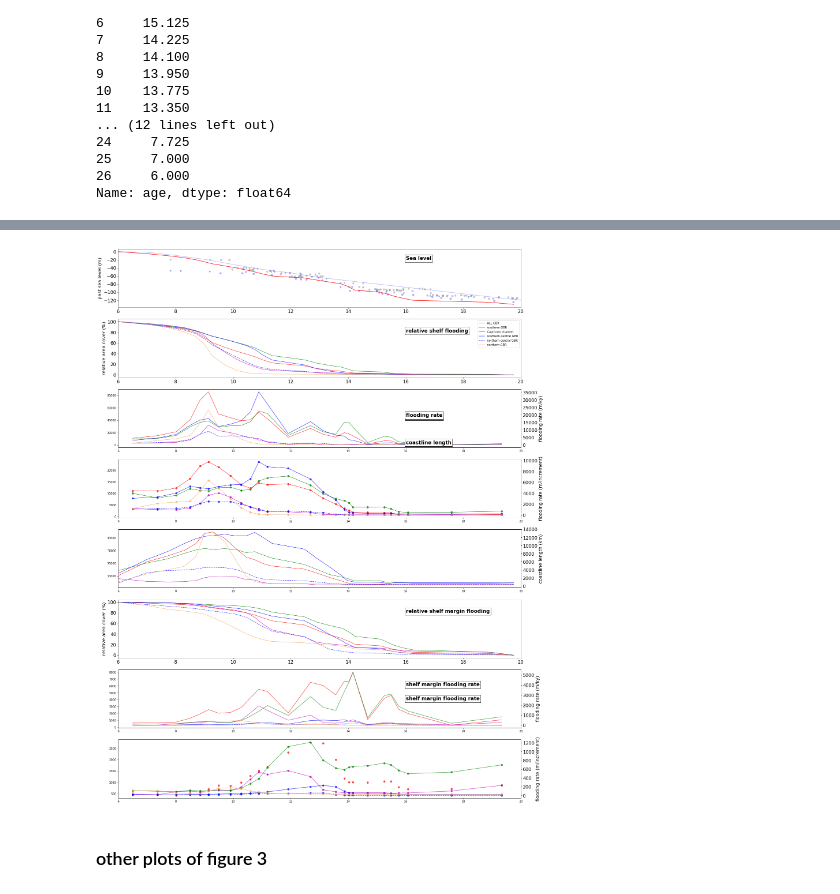
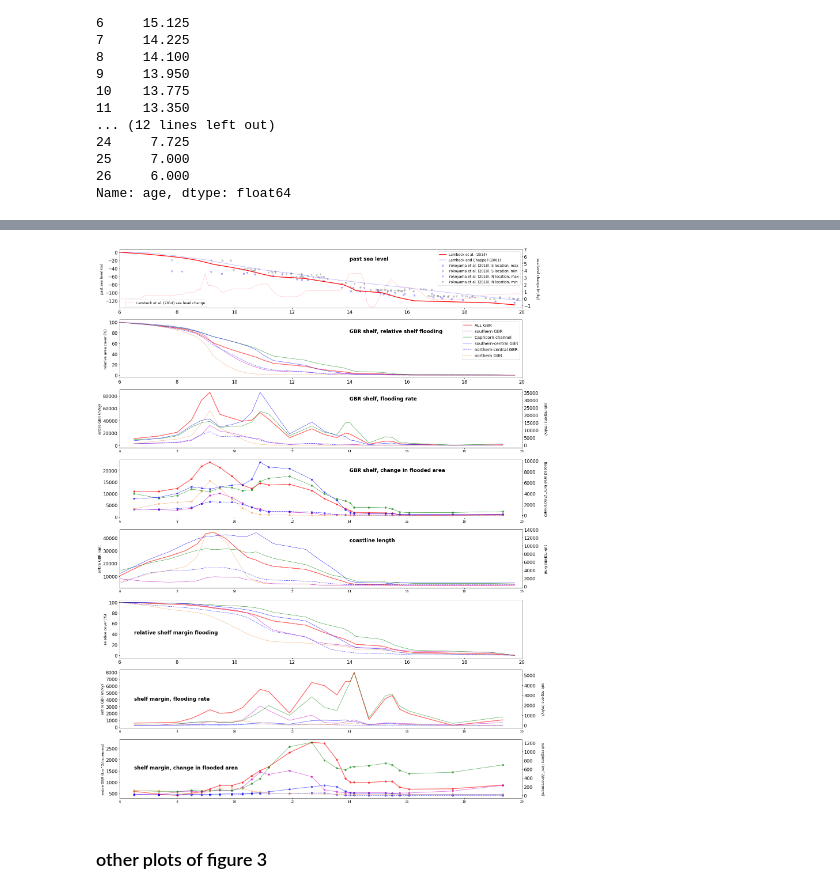
Before and after one commit to tawonque/gbr_flooding, a Jupyter notebook: resample_paperGBR.ipynb, the cells around one changed output, grey strips where cells are left out. Saved outputs shown, nothing was run; the diff lists cells and outputs as text; code cells hidden in the pictures.

```diff
--- a/resample_paperGBR.ipynb
+++ b/resample_paperGBR.ipynb
@@ -684,16 +706,15 @@ x_axis = sea_level_resamp.age
 
 n = 8 # number of subplots
 
-plt.figure(figsize=(25,35))
-alpha=0.7
+fig = plt.figure(figsize=(25,35))
+alpha=0.6
 #sns.set(style="whitegrid", rc={"lines.linewidth": 2.5})
 sns.palettes=(sns.color_palette("cubehelix", 8))
 
 plt.subplot(n,1,1)
 #plt.plot(resamp_sealevel.index, resamp_sealevel.resampsl, c='r')
-plt.plot(sea_level_resamp.age, sea_level_resamp.sealevel, c='r')
+plt.plot(sea_level_resamp.age, sea_level_resamp.sealevel, c='r', linewidth=2.5)
 plt.plot(sea_level_lambeck2001.age_ka, -sea_level_lambeck2001.sl_m, c='b', alpha=0.3)
-
 plt.scatter(sea_level_325_hydro['Age (ka)'], -sea_level_325_hydro['Max RSL (mbsl)'], c='b', alpha=0.3)
 plt.scatter(sea_level_325_hydro['Age (ka).1'], -sea_level_325_hydro['Min RSL (mbsl)'], c='0.3', alpha=0.3)
 plt.scatter(sea_level_325_nog['Age (ka)'], -sea_level_325_nog['Max RSL (mbsl)'], marker='v', c='b', alpha=0.3)
@@ -701,12 +722,23 @@ plt.scatter(sea_level_325_nog['Age (ka).1'], -sea_level_325_nog['Min RSL (mbsl)'
 plt.xticks(fontsize=16)
 plt.yticks(fontsize=16)
 plt.xlim(6,20)
-plt.ylabel('past sea level (m)', fontsize=16)
-plt.text(16, -20, 'Sea level', family='sans-serif', weight='bold', size='xx-large', bbox=dict(facecolor='white'))
+plt.ylabel('past sea level (m)', fontsize=12)
+plt.text(14, -20, 'past sea level', family='sans-serif', weight='bold', size='xx-large', bbox=dict(facecolor='white', edgecolor='white'))
+plt.legend(['Lambeck et al. (2014)', 'Lambeck and Chappell (2001)', 'Yokoyama et al. (2018), S location, max',
+           'Yokoyama et al. (2018), S location, min', 'Yokoyama et al. (2018), N location, max',
+           'Yokoyama et al. (2018), N location, min'], fontsize=12)
+plt.twinx()
+plt.plot(sea_level_curve.index, -sea_level_curve.sealevel.diff(), c='r', alpha=0.2)
+plt.ylabel('sea level change (m/ky)', fontsize=12, rotation=-90, labelpad=30)
+plt.yticks(fontsize=16)
+plt.ylim(-1.3, 7)
+plt.legend(['Lambeck et al. (2014) sea level change'], bbox_to_anchor=(0.22, 0.17), fontsize=12)
+
+
 
 plt.subplot(n,1,2)
 df = flooded_area_perc
-ax = plt.plot(x_axis, df['ALL GBR'], color='r', alpha=alpha)
+ax = plt.plot(x_axis, df['ALL GBR'], color='r', alpha=alpha, linewidth=2.5)
 plt.plot(x_axis, df['southern GBR'], c='m', alpha=alpha)
 plt.plot(x_axis, df['Capricorn channel'], c='g', alpha=alpha)
 plt.plot(x_axis, df['southern-central GBR'], c='b', alpha=alpha)
@@ -716,15 +748,18 @@ plt.plot(x_axis, df['northern GBR'], c='sandybrown', alpha=alpha)
 plt.xticks(fontsize=16)
 plt.yticks(fontsize=16)
 #plt.gca().invert_xaxis()
-plt.text(16, 80, 'relative shelf flooding', family='sans-serif', weight='bold', size='xx-large', bbox=dict(facecolor='white'))
-plt.ylabel('relative area cover (%)', fontsize=16)
-plt.legend(flooded_area_perc.columns)
+plt.text(14, 80, 'GBR shelf, relative shelf flooding', family='sans-serif', weight='bold', size='xx-large', bbox=dict(facecolor='white', edgecolor='white'))
+plt.ylabel('relative area cover (%)', fontsize=12)
+plt.legend(flooded_area_perc.columns, fontsize=14)
 plt.xlim(6,20)
+
 
 
 plt.subplot(n,1,3)
 df = flooding_rate
-ax = plt.plot(flooding_rate.age_corr, df.ALL_GBR_time, color='r', alpha=alpha)
+ax = plt.plot(flooding_rate.age_corr, df.ALL_GBR_time, color='r', alpha=alpha, linewidth=2.5)
+plt.ylabel('entire GBR (m/ky)', fontsize=12)
+plt.yticks(fontsize=16)
 #
 plt.twinx()
 plt.plot(flooding_rate.age_corr, df.southern_GBR_time, c='m', alpha=alpha)
@@ -735,13 +770,14 @@ plt.plot(flooding_rate.age_corr, df.northern_GBR_time, c='sandybrown', alpha=alp
 #plt.gca().invert_xaxis()
 plt.xticks(fontsize=16)
 plt.yticks(fontsize=16)
-plt.text(16, 18000, 'flooding rate', family='sans-serif', weight='bold', size='xx-large', bbox=dict(facecolor='white'))
-plt.ylabel('flooding rate (m/ky)', fontsize=16)
+plt.text(14, 30000, 'GBR shelf, flooding rate', family='sans-serif', weight='bold', size='xx-large', bbox=dict(facecolor='white', edgecolor='white'))
+plt.ylabel('sub-regions (m/ky)', fontsize=12, rotation=-90, labelpad=30)
 plt.xlim(6,20)
 
 plt.subplot(n,1,4)
 df = flooding_rate
-ax = plt.plot(flooding_rate.age_corr, df['ALL GBR'],  '-o', color='r', alpha=alpha)
+ax = plt.plot(flooding_rate.age_corr, df['ALL GBR'],  '-o', color='r', alpha=alpha, linewidth=2.5)
+plt.yticks(fontsize=16)
 #
 plt.twinx()
 plt.plot(flooding_rate.age_corr, df['southern GBR'], '-o', c='m', alpha=alpha)
@@ -752,13 +788,15 @@ plt.plot(flooding_rate.age_corr, df['northern GBR'], '-o', c='sandybrown', alpha
 #plt.gca().invert_xaxis()
 plt.xticks(fontsize=16)
 plt.yticks(fontsize=16)
-plt.text(16, 18000, 'flooding rate', family='sans-serif', weight='bold', size='xx-large', bbox=dict(facecolor='white'))
-plt.ylabel('flooding rate (m/increment)', fontsize=16)
+plt.text(14, 8000, 'GBR shelf, change in flooded area', family='sans-serif', weight='bold', size='xx-large', bbox=dict(facecolor='white', edgecolor='white'))
+plt.ylabel('flooded area (km^2/increment)', fontsize=12, rotation=-90, labelpad=30)
 plt.xlim(6,20)
 
 plt.subplot(n,1,5)
 df = coastline_length
-ax = plt.plot(x_axis, df['ALL GBR'], color='r', alpha=alpha)
+ax = plt.plot(x_axis, df['ALL GBR'], color='r', alpha=alpha, linewidth=2.5)
+plt.ylabel('entire GBR (km)', fontsize=12)
+plt.yticks(fontsize=16)
 plt.twinx()
 plt.plot(x_axis, df['southern GBR'], c='m', alpha=alpha)
 plt.plot(x_axis, df['Capricorn channel'], c='g', alpha=alpha)
@@ -766,16 +804,15 @@ plt.plot(x_axis, df['southern-central GBR'], c='b', alpha=alpha)
 plt.plot(x_axis, df['northern-central GBR'], c='b', linestyle="--", alpha=alpha)
 plt.plot(x_axis, df['northern GBR'], c='sandybrown', alpha=alpha)
 #plt.gca().invert_xaxis()
-plt.text(16, 35000, 'coastline length', family='sans-serif', weight='bold', size='xx-large', bbox=dict(facecolor='white'))
+plt.text(14, 11000, 'coastline length', family='sans-serif', weight='bold', size='xx-large', bbox=dict(facecolor='white', edgecolor='white'))
 plt.xticks(fontsize=16)
 plt.yticks(fontsize=16)
-plt.ylabel('coastline length (km)', fontsize=16)
+plt.ylabel('sub-regions (km)', fontsize=12, rotation=-90, labelpad=30)
 plt.xlim(6,20)
-
 
 plt.subplot(n,1,6)
 df = shelf_edge_flooding
-ax = plt.plot(x_axis, df['ALL GBR'], color='r', alpha=alpha)
+ax = plt.plot(x_axis, df['ALL GBR'], color='r', alpha=alpha, linewidth=2.5)
 plt.plot(x_axis, df['southern GBR'], c='m', alpha=alpha)
 plt.plot(x_axis, df['Capricorn channel'], c='g', alpha=alpha)
 plt.plot(x_axis, df['southern-central GBR'], c='b', alpha=alpha)
@@ -784,50 +821,53 @@ plt.plot(x_axis, df['northern GBR'], c='sandybrown', alpha=alpha)
 #plt.gca().invert_xaxis()
 plt.xticks(fontsize=16)
 plt.yticks(fontsize=16)
-plt.text(16, 80, 'relative shelf margin flooding', family='sans-serif', weight='bold', size='xx-large', bbox=dict(facecolor='white'))
-plt.ylabel('relative area cover (%)', fontsize=16)
+plt.text(6.5, 40, 'relative shelf margin flooding', family='sans-serif', weight='bold', size='xx-large', bbox=dict(facecolor='white', edgecolor='white'))
+plt.ylabel('relative cover (%)', fontsize=12)
 plt.xlim(6,20)
-
 
 plt.subplot(n,1,7)
 df = shelf_edge_flooding_rate
-ax = plt.plot(shelf_edge_flooding_rate.age_corr, df.ALL_GBR_time, color='r', alpha=alpha)
+ax = plt.plot(shelf_edge_flooding_rate.age_corr, df.ALL_GBR_time, color='r', alpha=alpha, linewidth=2.5)
+plt.ylabel('entire GBR (m/ky)', fontsize=12)
+plt.yticks(fontsize=16)
 plt.twinx()
 plt.plot(shelf_edge_flooding_rate.age_corr, df.southern_GBR_time, c='m', alpha=alpha)
 plt.plot(shelf_edge_flooding_rate.age_corr, df.Capricorn_channel_time, c='g', alpha=alpha)
 plt.plot(shelf_edge_flooding_rate.age_corr, df['southern-central_GBR_time'], c='b', alpha=alpha)
 plt.plot(shelf_edge_flooding_rate.age_corr, df['northern-central_GBR_time'], c='b', linestyle="--", alpha=alpha)
 plt.plot(shelf_edge_flooding_rate.age_corr, df.northern_GBR_time, c='sandybrown', alpha=alpha)
 #plt.gca().invert_xaxis()
 plt.xticks(fontsize=16)
 plt.yticks(fontsize=16)
-plt.text(16, 2500, 'shelf margin flooding rate', family='sans-serif', weight='bold', size='xx-large', bbox=dict(facecolor='white'))
-plt.ylabel('flooding rate (m/ky)', fontsize=16)
+plt.text(6.5, 2500, 'shelf margin, flooding rate', family='sans-serif', weight='bold', size='xx-large', bbox=dict(facecolor='white', edgecolor='white'))
+plt.ylabel('sub-regions (m/ky)', fontsize=12, rotation=-90, labelpad=30)
 plt.xlabel('ka BP', fontsize=16)
 plt.xlim(6,20)
 
 plt.subplot(n,1,8)
 df = shelf_edge_flooding_rate
-ax = plt.scatter(shelf_edge_flooding_rate.age_corr, df['ALL GBR'], marker='o', color='r', alpha=alpha)
+ax = plt.plot(shelf_edge_flooding_rate.age_corr, df['ALL GBR'], '-o', color='r', alpha=alpha, linewidth=2.5)
+plt.ylabel('entire GBR (km^2/increment)', fontsize=12)
+plt.yticks(fontsize=16)
 plt.twinx()
 plt.plot(shelf_edge_flooding_rate.age_corr, df['southern GBR'], '-o', c='m', alpha=alpha)
 plt.plot(shelf_edge_flooding_rate.age_corr, df['Capricorn channel'], '-o', c='g', alpha=alpha)
 plt.plot(shelf_edge_flooding_rate.age_corr, df['southern-central GBR'],'-o', c='b', alpha=alpha)
 plt.plot(shelf_edge_flooding_rate.age_corr, df['northern-central GBR'], '-o',c='b', linestyle="--", alpha=alpha)
 plt.plot(shelf_edge_flooding_rate.age_corr, df['northern GBR'], '-o',c='sandybrown', alpha=alpha)
 #plt.gca().invert_xaxis()
 plt.xticks(fontsize=16)
 plt.yticks(fontsize=16)
-plt.text(16, 2500, 'shelf margin flooding rate', family='sans-serif', weight='bold', size='xx-large', bbox=dict(facecolor='white'))
-plt.ylabel('flooding rate (m/increment)', fontsize=16)
+plt.text(6.5, 600, 'shelf margin, change in flooded area', family='sans-serif', weight='bold', size='xx-large', bbox=dict(facecolor='white', edgecolor='white'))
+plt.ylabel('sub-regions (km^2/increment)', fontsize=12, rotation=-90, labelpad=30)
 plt.xlabel('ka BP', fontsize=16)
 plt.xlim(6,20)
 
 
-
+plt.savefig('./figures_review/figure_3_review.svg')
 plt.show()
 # %% [output]
-[figure, old version]
+[figure, new version]
 # %% [markdown]
 ### other plots of figure 3
 # %%
```
Also changed, not shown: parts of 14 cells of this notebook, 11 other files.
